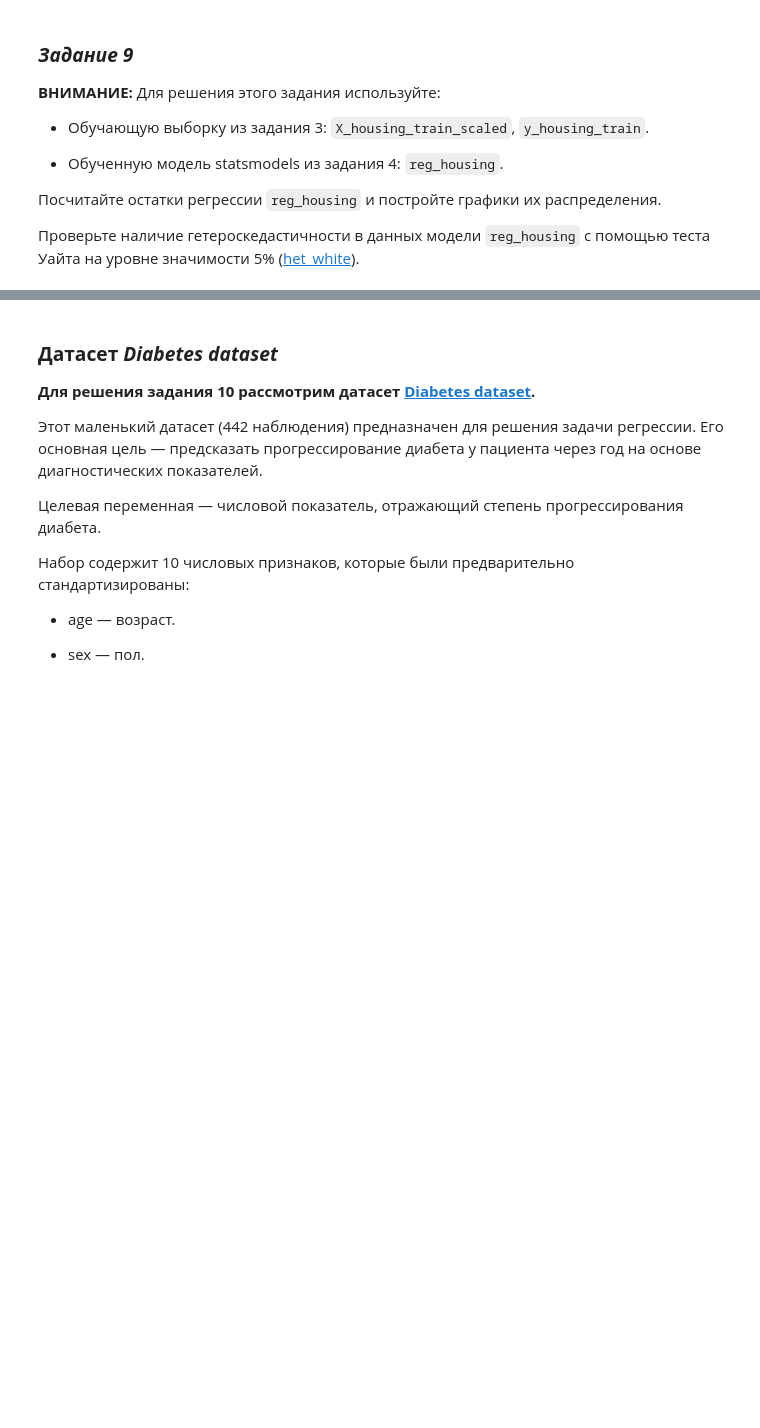
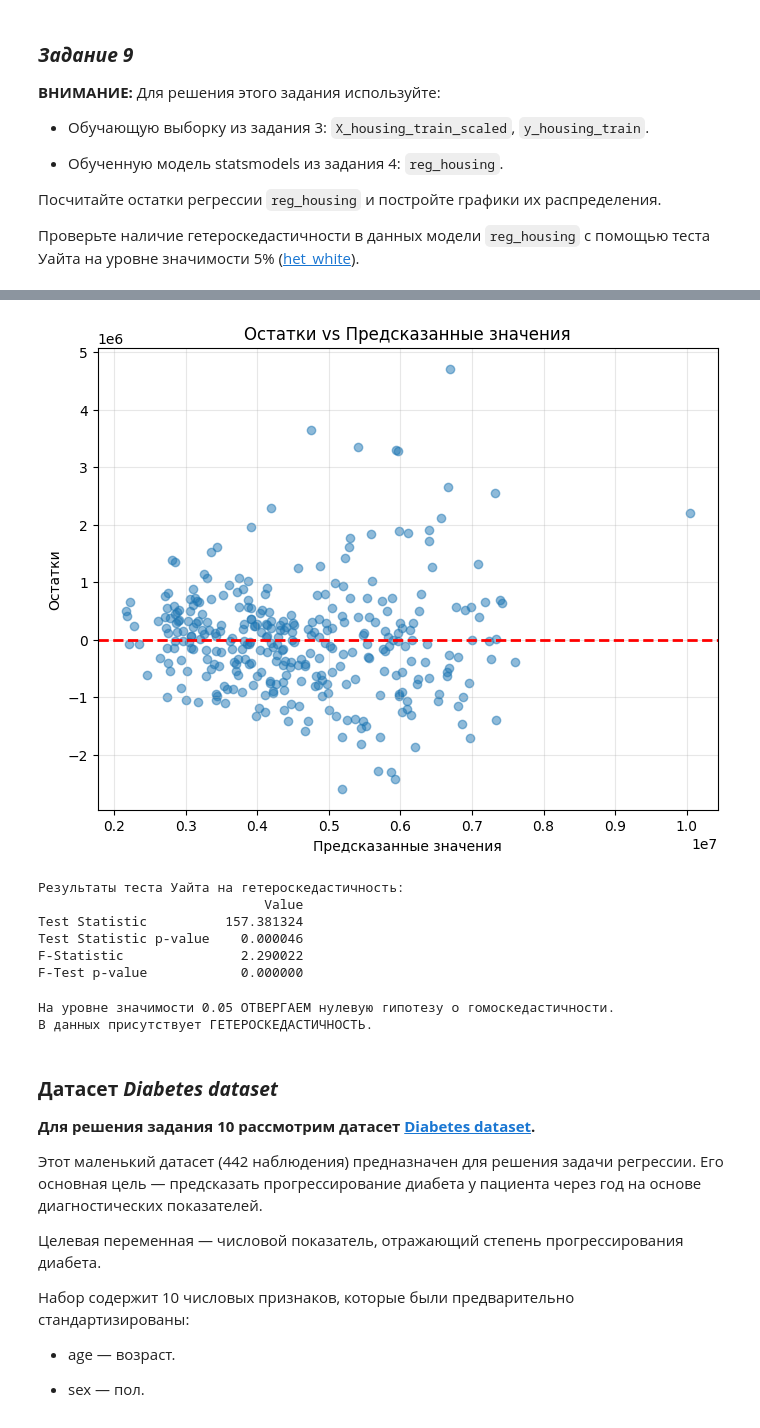
Before and after one commit to HoshiBatista/ODS.ai-Classic-ML-course, a Jupyter notebook: notebooks/home_work_1/01. Задание.ipynb, the cells around one changed output, grey strips where cells are left out. Saved outputs shown, nothing was run; the diff lists cells and outputs as text; code cells hidden in the pictures; blank space fills up the shorter version.

```diff
--- a/notebooks/home_work_1/01. Задание.ipynb
+++ b/notebooks/home_work_1/01. Задание.ipynb
@@ -1183,24 +1378,51 @@ reg_housing_res.hist(bins=50);
 # %%
 # Постройте график распределения остатков reg_housing в зависимости от предсказанных значений (fitted values)
 
-plt.figure(figsize=(6, 4))
-plt.xlabel('Предсказания объясняемого фактора')
-plt.ylabel('Отстатки')
+plt.figure(figsize=(8, 6))
 plt.scatter(
-    x=...,
-    y=reg_housing_res
+    x=reg_housing.fittedvalues,
+    y=reg_housing_res,
+    alpha=0.5
 )
+plt.axhline(y=0, color='red', linestyle='--', linewidth=2)
+plt.xlabel('Предсказанные значения')
+plt.ylabel('Остатки')
+plt.title('Остатки vs Предсказанные значения')
+plt.grid(alpha=0.3)
 plt.show()
+# %% [output]
+[figure, added]
 # %%
 # Выполните тест Уайта
 
-housing_white_test = het_white(...)
+white_test = het_white(reg_housing_res, reg_housing.model.exog)
 
 housing_white_test_result = pd.DataFrame(
-    np.round(housing_white_test, 6),
+    np.round(white_test, 6),
     index=['Test Statistic', 'Test Statistic p-value', 'F-Statistic', 'F-Test p-value'],
     columns=['Value']
 )
+
+print("Результаты теста Уайта на гетероскедастичность:")
+print(housing_white_test_result)
+# %% [output]
+Результаты теста Уайта на гетероскедастичность:
+                             Value
+Test Statistic          157.381324
+Test Statistic p-value    0.000046
+F-Statistic               2.290022
+F-Test p-value            0.000000
+# %%
+alpha = 0.05  # уровень значимости 5%
+if white_test[1] < alpha:
+    print(f"\nНа уровне значимости {alpha} ОТВЕРГАЕМ нулевую гипотезу о гомоскедастичности.")
+    print("В данных присутствует ГЕТЕРОСКЕДАСТИЧНОСТЬ.")
+else:
+    print(f"\nНа уровне значимости {alpha} НЕТ ОСНОВАНИЙ отвергнуть нулевую гипотезу.")
+    print("В данных присутствует ГОМОСКЕДАСТИЧНОСТЬ.")
+# %% [output]
+На уровне значимости 0.05 ОТВЕРГАЕМ нулевую гипотезу о гомоскедастичности.
+В данных присутствует ГЕТЕРОСКЕДАСТИЧНОСТЬ.
 # %% [markdown]
 ### **Датасет *Diabetes dataset***
 
```
Also changed, not shown: parts of 30 cells of this notebook.
